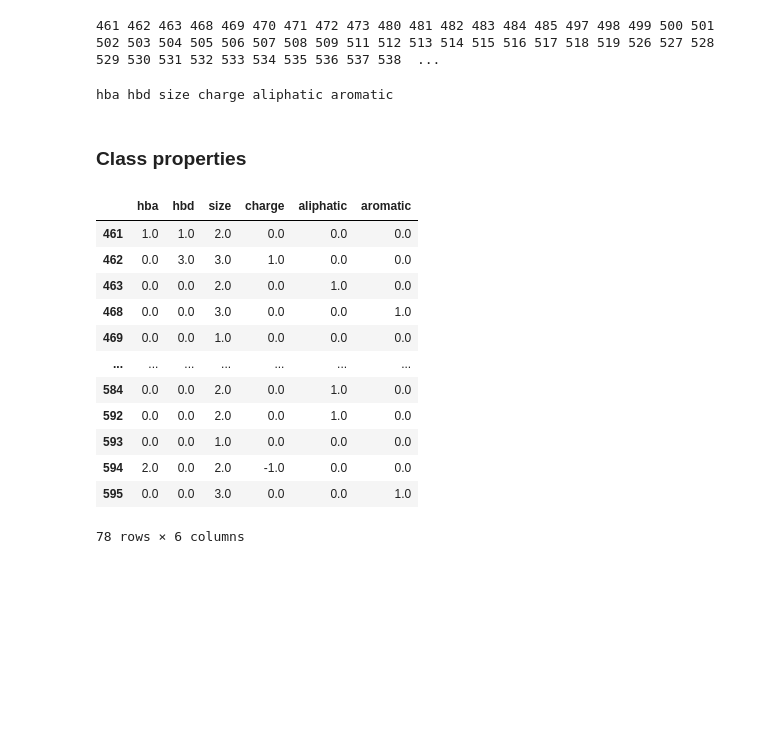
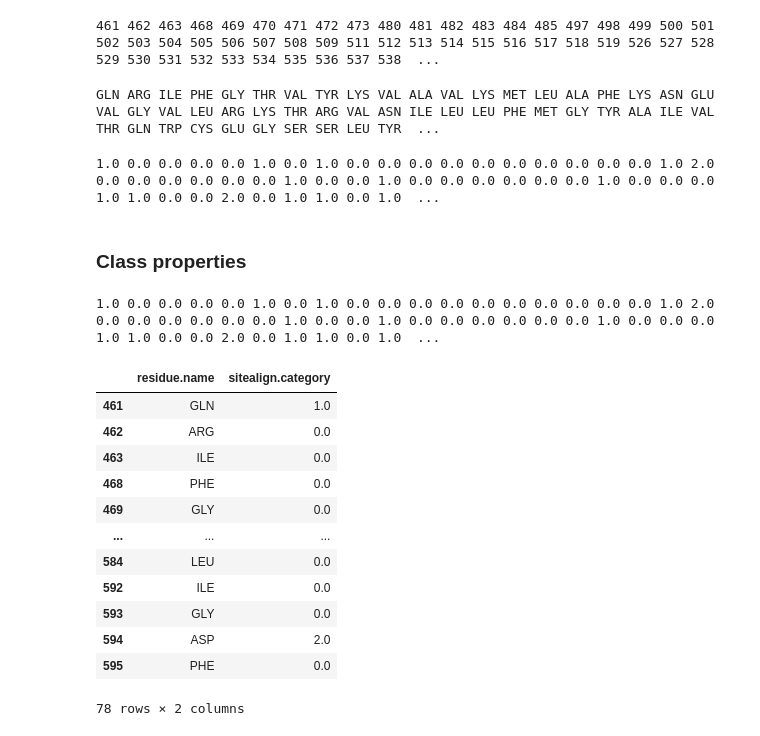
Before and after one commit to volkamerlab/kissim, a Jupyter notebook: docs/tutorials/features.ipynb, the cells around one changed output. Cells and saved outputs as stored; diff of their text form; code cells hidden in the pictures; blank space fills up the shorter version.

```diff
--- a/docs/tutorials/features.ipynb
+++ b/docs/tutorials/features.ipynb
@@ -5,7 +5,7 @@
 %autoreload 2
 # %%
 from opencadd.databases.klifs import setup_remote
-remote = setup_remote()
+REMOTE = setup_remote()
 # %% [output]
 INFO:opencadd.databases.klifs.api:If you want to see an non-truncated version of the DataFrames in this module, use `pd.set_option('display.max_columns', 50)` in your notebook.
 INFO:opencadd.databases.klifs.api:Set up remote session...
@@ -163,2 +191,2 @@ sitealign = SiteAlignFeature.from_pocket(pocket_df)
 # %%
-sitealign = SiteAlignFeature.from_structure_id(12347)
+sitealign = SiteAlignFeature.from_structure_klifs_id(12347, "hba", REMOTE)
@@ -172,24 +197,32 @@ print(*sitealign._residue_ids)
 # %% [output]
 461 462 463 468 469 470 471 472 473 480 481 482 483 484 485 497 498 499 500 501 502 503 504 505 506 507 508 509 511 512 513 514 515 516 517 518 519 526 527 528 529 530 531 532 533 534 535 536 537 538  ...
 # %%
-print(*sitealign._values.keys())
+print(*sitealign._residue_names)
 # %% [output]
-hba hbd size charge aliphatic aromatic
+GLN ARG ILE PHE GLY THR VAL TYR LYS VAL ALA VAL LYS MET LEU ALA PHE LYS ASN GLU VAL GLY VAL LEU ARG LYS THR ARG VAL ASN ILE LEU LEU PHE MET GLY TYR ALA ILE VAL THR GLN TRP CYS GLU GLY SER SER LEU TYR  ...
+# %%
+print(*sitealign._categories)
+# %% [output]
+1.0 0.0 0.0 0.0 0.0 1.0 0.0 1.0 0.0 0.0 0.0 0.0 0.0 0.0 0.0 0.0 0.0 0.0 1.0 2.0 0.0 0.0 0.0 0.0 0.0 0.0 1.0 0.0 0.0 1.0 0.0 0.0 0.0 0.0 0.0 0.0 1.0 0.0 0.0 0.0 1.0 1.0 0.0 0.0 2.0 0.0 1.0 1.0 0.0 1.0  ...
 # %% [markdown]
 ### Class properties
+# %%
+print(*sitealign.values)
+# %% [output]
+1.0 0.0 0.0 0.0 0.0 1.0 0.0 1.0 0.0 0.0 0.0 0.0 0.0 0.0 0.0 0.0 0.0 0.0 1.0 2.0 0.0 0.0 0.0 0.0 0.0 0.0 1.0 0.0 0.0 1.0 0.0 0.0 0.0 0.0 0.0 0.0 1.0 0.0 0.0 0.0 1.0 1.0 0.0 0.0 2.0 0.0 1.0 1.0 0.0 1.0  ...
 # %%
-sitealign.features
+sitealign.details
 # %% [output]
-|  | hba | hbd | size | charge | aliphatic | aromatic |
-| 461 | 1.0 | 1.0 | 2.0 | 0.0 | 0.0 | 0.0 |
-| 462 | 0.0 | 3.0 | 3.0 | 1.0 | 0.0 | 0.0 |
-| 463 | 0.0 | 0.0 | 2.0 | 0.0 | 1.0 | 0.0 |
-| 468 | 0.0 | 0.0 | 3.0 | 0.0 | 0.0 | 1.0 |
-| 469 | 0.0 | 0.0 | 1.0 | 0.0 | 0.0 | 0.0 |
-| ... | ... | ... | ... | ... | ... | ... |
-| 584 | 0.0 | 0.0 | 2.0 | 0.0 | 1.0 | 0.0 |
-| 592 | 0.0 | 0.0 | 2.0 | 0.0 | 1.0 | 0.0 |
-| 593 | 0.0 | 0.0 | 1.0 | 0.0 | 0.0 | 0.0 |
-| 594 | 2.0 | 0.0 | 2.0 | -1.0 | 0.0 | 0.0 |
-| 595 | 0.0 | 0.0 | 3.0 | 0.0 | 0.0 | 1.0 |
+|  | residue.name | sitealign.category |
+| 461 | GLN | 1.0 |
+| 462 | ARG | 0.0 |
+| 463 | ILE | 0.0 |
+| 468 | PHE | 0.0 |
+| 469 | GLY | 0.0 |
+| ... | ... | ... |
+| 584 | LEU | 0.0 |
+| 592 | ILE | 0.0 |
+| 593 | GLY | 0.0 |
+| 594 | ASP | 2.0 |
+| 595 | PHE | 0.0 |
-78 rows × 6 columns
+78 rows × 2 columns
```
Also changed, not shown: parts of 26 cells of this notebook.
